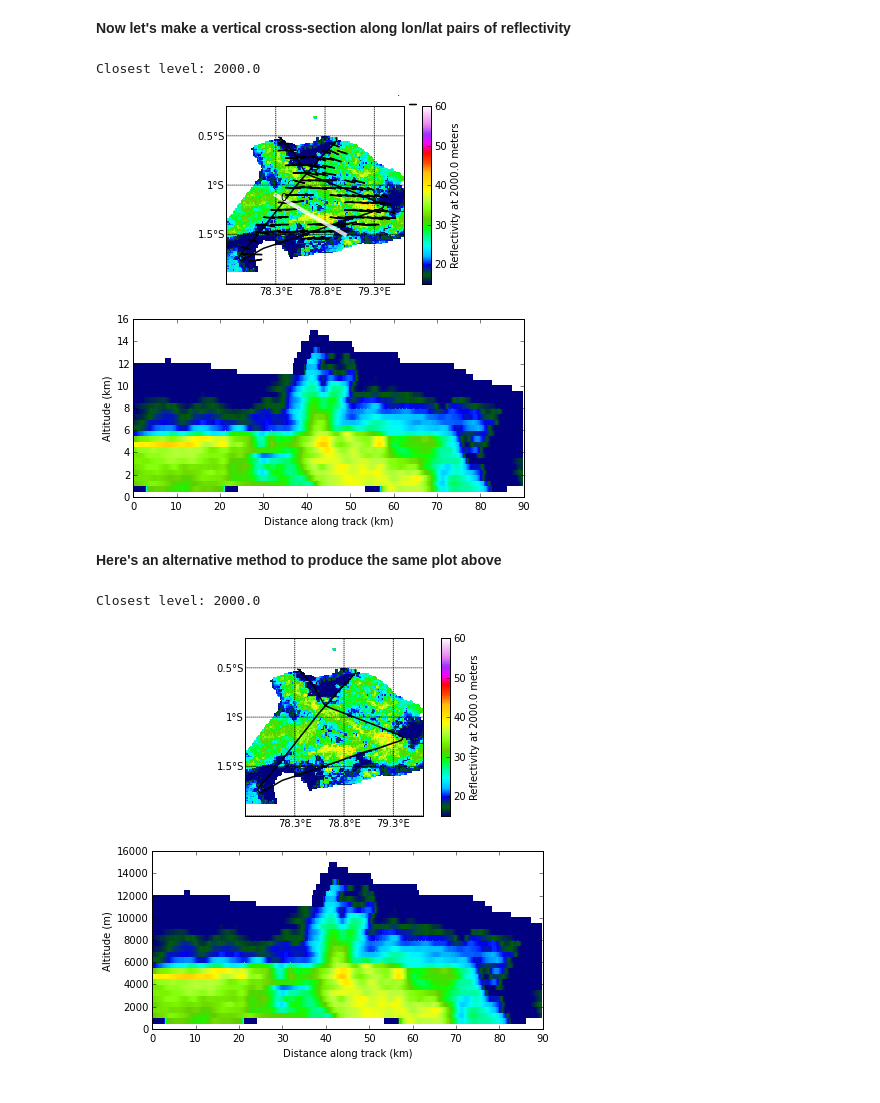
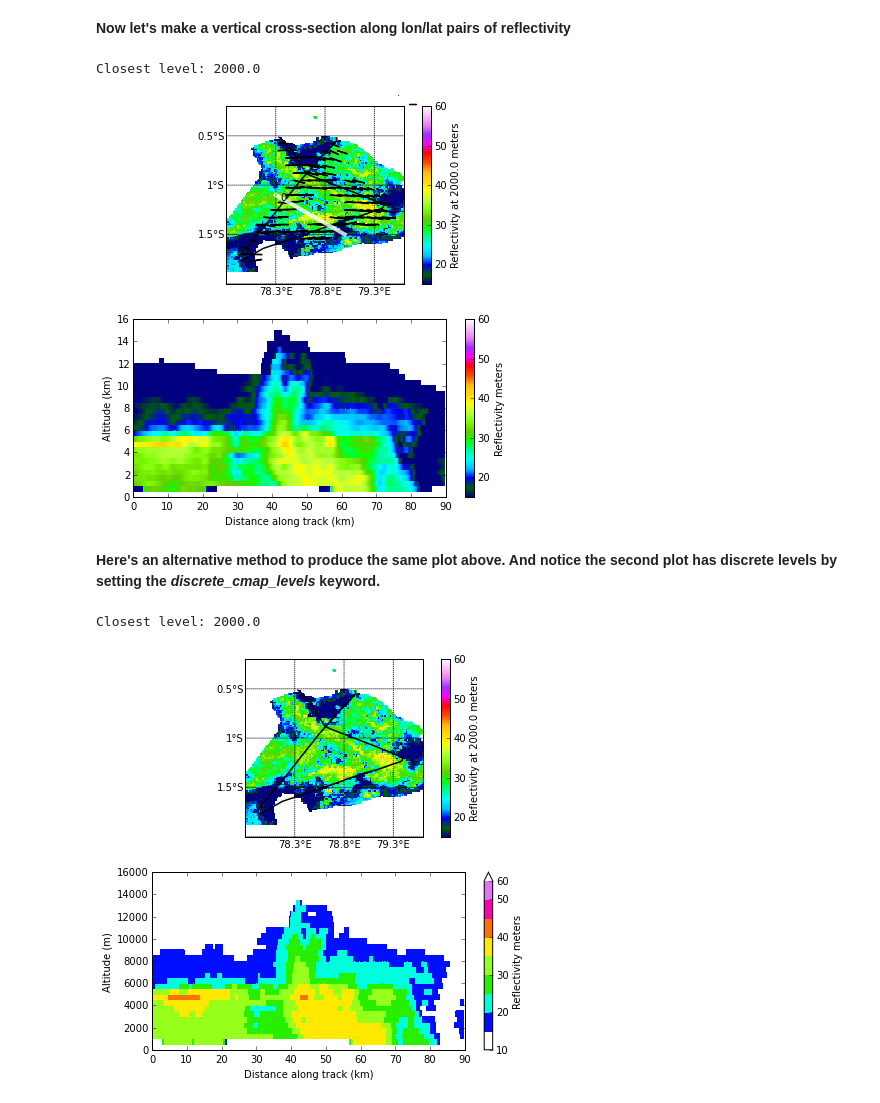
Before and after one commit to nguy/AWOT, a Jupyter notebook: examples/awot_radar_cross_section.ipynb, the cells around one changed output. Cells and saved outputs as stored; diff of their text form; code cells hidden in the pictures.

Commit message:
ENH: Provide discrete colormaps for all plots.

```diff
--- a/examples/awot_radar_cross_section.ipynb
+++ b/examples/awot_radar_cross_section.ipynb
@@ -147,37 +148,37 @@ flp2 = FlightLevel(fl1, basemap=bm2)
 flp2.plot_trackmap(start_time=start_time, end_time=end_time,
                    min_altitude=50., max_altitude= 8000.,
                    addlegend=False, addtitle=False, ax=axPPI2)
 
 # Create a RadarGrid
 rgph = RadarHorizontalPlot(r1, basemap=bm2)
 # Add PPI plot at 2 km
 rgph.plot_cappi('reflectivity', cappi_ht, vmin=15., vmax=60., title=' ',
               color_bar=True, cb_pad="10%", cb_loc='right', cb_tick_int=4,
               ax=axPPI2)
 rgph.overlay_wind_vector(height_level=2., vscale=200, vtrim=6, qcolor='0.50')
 
 # Add Cross-sectional line to horizontal plot
 rgph.plot_line_geo([78.3, 79.0], [-1.1, -1.5], lw=4, alpha=.8, line_style='w-',
                    label0=True, label_offset=(0.05,-0.05))
 
 rgph.plot_cross_section('reflectivity', (78.3, -1.1), (79.0, -1.5),
               vmin=15., vmax=60., title=' ',
-              color_bar=False, cb_orient='vertical', cb_tick_int=4,
+              color_bar=True, cb_orient='vertical', cb_tick_int=4,
               plot_km=True, ax=axXS2)
 
 # Alternatively the commented out code below will also display the plot
 
 #rgpv = RadarVerticalPlot(fl1, instrument='tdr_grid')
 # Add the cross-section along those coordinates
 #rgpv.plot_cross_section('dBZ', (78.3, -1.1), (79.0, -1.5),
 #              vmin=15., vmax=60., title=' ',
 #              color_bar=False, cb_orient='vertical', cb_tick_int=4,
 #              ax=axXS)
 # %% [output]
 Closest level: 2000.0
-[figure, old version]
+[figure, new version]
 # %% [markdown]
-<b>Here's an alternative method to produce the same plot above</b>
+<b>Here's an alternative method to produce the same plot above. And notice the second plot has discrete levels by setting the <i>discrete_cmap_levels</i> keyword.</b>
 # %%
 fig, (axPPI3, axXS3) = plt.subplots(2, 1, figsize=(7, 7))
 
@@ -201,8 +202,8 @@ rgpv = RadarVerticalPlot(r1, basemap=bm3)
 # Add the cross-section along those coordinates
 rgpv.plot_cross_section('reflectivity', (78.3, -1.1), (79.0, -1.5),
               vmin=15., vmax=60., title=' ',
-              color_bar=False, cb_orient='vertical', cb_tick_int=4,
-              ax=axXS3)
+              color_bar=True, cb_orient='vertical', cb_tick_int=4,
+              discrete_cmap_levels=[10., 15., 20., 25., 30., 35., 40., 45., 50., 55., 60.], ax=axXS3)
 # %% [output]
 Closest level: 2000.0
-[figure, old version]
+[figure, new version]
```
Also changed, not shown: parts of 2 cells of this notebook, 5 other files.
